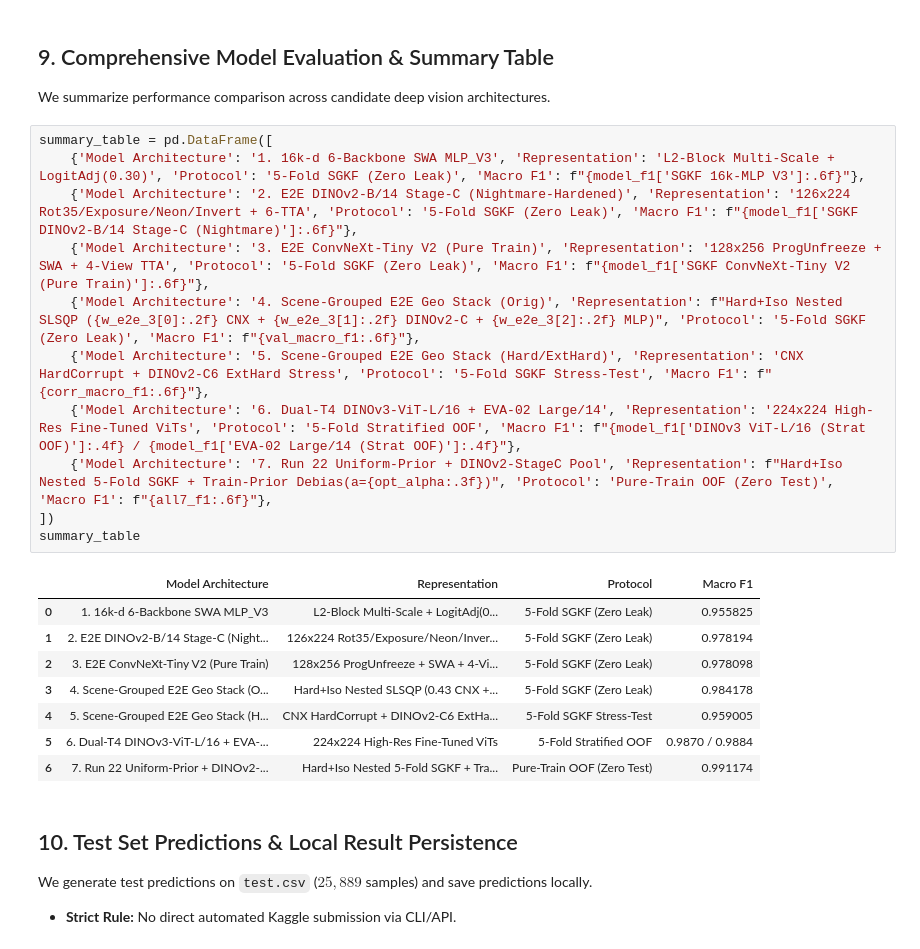
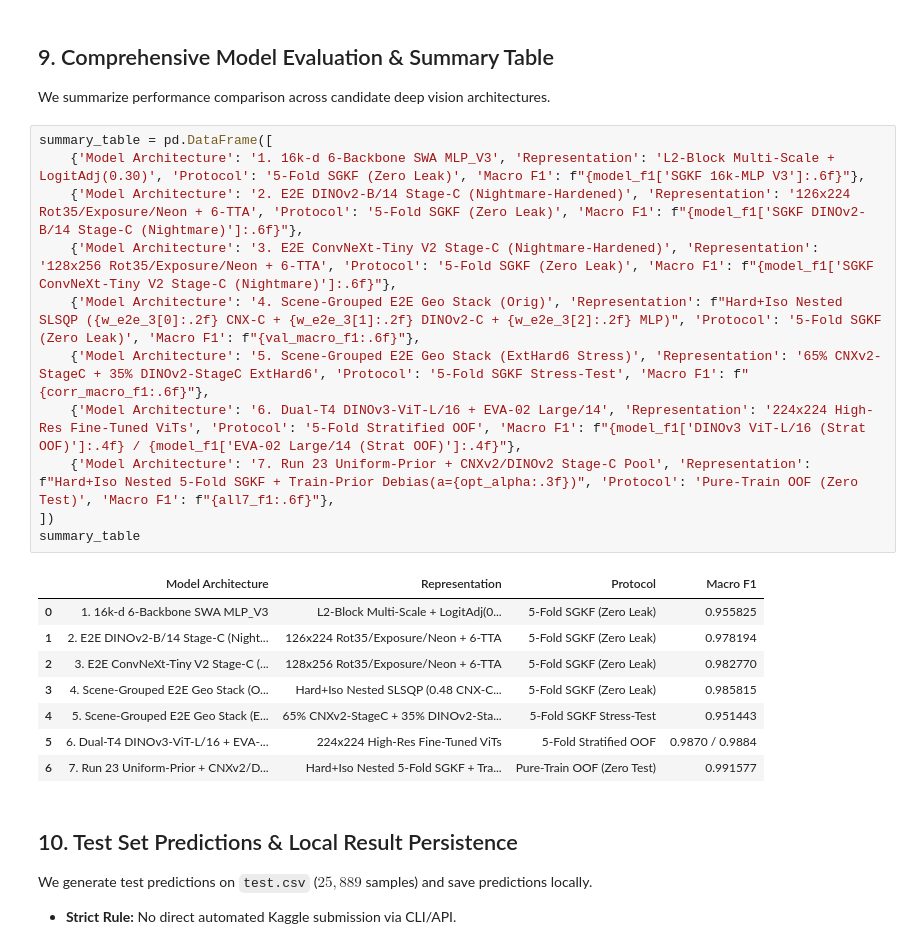
Before and after one commit to Palapluem/ml00x, a Jupyter notebook: task4/task4_game_title_detection.ipynb, the cells around one changed output. Drawn from its saved outputs; the diff is of its cells as text.

Commit message:
feat(task4): Run 23 add 5-fold SGKF Nightmare-Hardened ConvNeXtV2-StageC (#76)

```diff
--- a/task4/task4_game_title_detection.ipynb
+++ b/task4/task4_game_title_detection.ipynb
@@ -561,23 +577,23 @@ We summarize performance comparison across candidate deep vision architectures.
 # %%
 summary_table = pd.DataFrame([
     {'Model Architecture': '1. 16k-d 6-Backbone SWA MLP_V3', 'Representation': 'L2-Block Multi-Scale + LogitAdj(0.30)', 'Protocol': '5-Fold SGKF (Zero Leak)', 'Macro F1': f"{model_f1['SGKF 16k-MLP V3']:.6f}"},
-    {'Model Architecture': '2. E2E DINOv2-B/14 Stage-C (Nightmare-Hardened)', 'Representation': '126x224 Rot35/Exposure/Neon/Invert + 6-TTA', 'Protocol': '5-Fold SGKF (Zero Leak)', 'Macro F1': f"{model_f1['SGKF DINOv2-B/14 Stage-C (Nightmare)']:.6f}"},
-    {'Model Architecture': '3. E2E ConvNeXt-Tiny V2 (Pure Train)', 'Representation': '128x256 ProgUnfreeze + SWA + 4-View TTA', 'Protocol': '5-Fold SGKF (Zero Leak)', 'Macro F1': f"{model_f1['SGKF ConvNeXt-Tiny V2 (Pure Train)']:.6f}"},
-    {'Model Architecture': '4. Scene-Grouped E2E Geo Stack (Orig)', 'Representation': f"Hard+Iso Nested SLSQP ({w_e2e_3[0]:.2f} CNX + {w_e2e_3[1]:.2f} DINOv2-C + {w_e2e_3[2]:.2f} MLP)", 'Protocol': '5-Fold SGKF (Zero Leak)', 'Macro F1': f"{val_macro_f1:.6f}"},
-    {'Model Architecture': '5. Scene-Grouped E2E Geo Stack (Hard/ExtHard)', 'Representation': 'CNX HardCorrupt + DINOv2-C6 ExtHard Stress', 'Protocol': '5-Fold SGKF Stress-Test', 'Macro F1': f"{corr_macro_f1:.6f}"},
+    {'Model Architecture': '2. E2E DINOv2-B/14 Stage-C (Nightmare-Hardened)', 'Representation': '126x224 Rot35/Exposure/Neon + 6-TTA', 'Protocol': '5-Fold SGKF (Zero Leak)', 'Macro F1': f"{model_f1['SGKF DINOv2-B/14 Stage-C (Nightmare)']:.6f}"},
+    {'Model Architecture': '3. E2E ConvNeXt-Tiny V2 Stage-C (Nightmare-Hardened)', 'Representation': '128x256 Rot35/Exposure/Neon + 6-TTA', 'Protocol': '5-Fold SGKF (Zero Leak)', 'Macro F1': f"{model_f1['SGKF ConvNeXt-Tiny V2 Stage-C (Nightmare)']:.6f}"},
+    {'Model Architecture': '4. Scene-Grouped E2E Geo Stack (Orig)', 'Representation': f"Hard+Iso Nested SLSQP ({w_e2e_3[0]:.2f} CNX-C + {w_e2e_3[1]:.2f} DINOv2-C + {w_e2e_3[2]:.2f} MLP)", 'Protocol': '5-Fold SGKF (Zero Leak)', 'Macro F1': f"{val_macro_f1:.6f}"},
+    {'Model Architecture': '5. Scene-Grouped E2E Geo Stack (ExtHard6 Stress)', 'Representation': '65% CNXv2-StageC + 35% DINOv2-StageC ExtHard6', 'Protocol': '5-Fold SGKF Stress-Test', 'Macro F1': f"{corr_macro_f1:.6f}"},
     {'Model Architecture': '6. Dual-T4 DINOv3-ViT-L/16 + EVA-02 Large/14', 'Representation': '224x224 High-Res Fine-Tuned ViTs', 'Protocol': '5-Fold Stratified OOF', 'Macro F1': f"{model_f1['DINOv3 ViT-L/16 (Strat OOF)']:.4f} / {model_f1['EVA-02 Large/14 (Strat OOF)']:.4f}"},
-    {'Model Architecture': '7. Run 22 Uniform-Prior + DINOv2-StageC Pool', 'Representation': f"Hard+Iso Nested 5-Fold SGKF + Train-Prior Debias(a={opt_alpha:.3f})", 'Protocol': 'Pure-Train OOF (Zero Test)', 'Macro F1': f"{all7_f1:.6f}"},
+    {'Model Architecture': '7. Run 23 Uniform-Prior + CNXv2/DINOv2 Stage-C Pool', 'Representation': f"Hard+Iso Nested 5-Fold SGKF + Train-Prior Debias(a={opt_alpha:.3f})", 'Protocol': 'Pure-Train OOF (Zero Test)', 'Macro F1': f"{all7_f1:.6f}"},
 ])
 summary_table
 # %% [output]
 |  | Model Architecture | Representation | Protocol | Macro F1 |
 | 0 | 1. 16k-d 6-Backbone SWA MLP_V3 | L2-Block Multi-Scale + LogitAdj(0... | 5-Fold SGKF (Zero Leak) | 0.955825 |
-| 1 | 2. E2E DINOv2-B/14 Stage-C (Night... | 126x224 Rot35/Exposure/Neon/Inver... | 5-Fold SGKF (Zero Leak) | 0.978194 |
-| 2 | 3. E2E ConvNeXt-Tiny V2 (Pure Train) | 128x256 ProgUnfreeze + SWA + 4-Vi... | 5-Fold SGKF (Zero Leak) | 0.978098 |
-| 3 | 4. Scene-Grouped E2E Geo Stack (O... | Hard+Iso Nested SLSQP (0.43 CNX +... | 5-Fold SGKF (Zero Leak) | 0.984178 |
-| 4 | 5. Scene-Grouped E2E Geo Stack (H... | CNX HardCorrupt + DINOv2-C6 ExtHa... | 5-Fold SGKF Stress-Test | 0.959005 |
+| 1 | 2. E2E DINOv2-B/14 Stage-C (Night... | 126x224 Rot35/Exposure/Neon + 6-TTA | 5-Fold SGKF (Zero Leak) | 0.978194 |
+| 2 | 3. E2E ConvNeXt-Tiny V2 Stage-C (... | 128x256 Rot35/Exposure/Neon + 6-TTA | 5-Fold SGKF (Zero Leak) | 0.982770 |
+| 3 | 4. Scene-Grouped E2E Geo Stack (O... | Hard+Iso Nested SLSQP (0.48 CNX-C... | 5-Fold SGKF (Zero Leak) | 0.985815 |
+| 4 | 5. Scene-Grouped E2E Geo Stack (E... | 65% CNXv2-StageC + 35% DINOv2-Sta... | 5-Fold SGKF Stress-Test | 0.951443 |
 | 5 | 6. Dual-T4 DINOv3-ViT-L/16 + EVA-... | 224x224 High-Res Fine-Tuned ViTs | 5-Fold Stratified OOF | 0.9870 / 0.9884 |
-| 6 | 7. Run 22 Uniform-Prior + DINOv2-... | Hard+Iso Nested 5-Fold SGKF + Tra... | Pure-Train OOF (Zero Test) | 0.991174 |
+| 6 | 7. Run 23 Uniform-Prior + CNXv2/D... | Hard+Iso Nested 5-Fold SGKF + Tra... | Pure-Train OOF (Zero Test) | 0.991577 |
 # %% [markdown]
 ## 10. Test Set Predictions & Local Result Persistence
 We generate test predictions on `test.csv` ($25,889$ samples) and save predictions locally.
```
Also changed, not shown: parts of 3 cells of this notebook, 7 other files.
